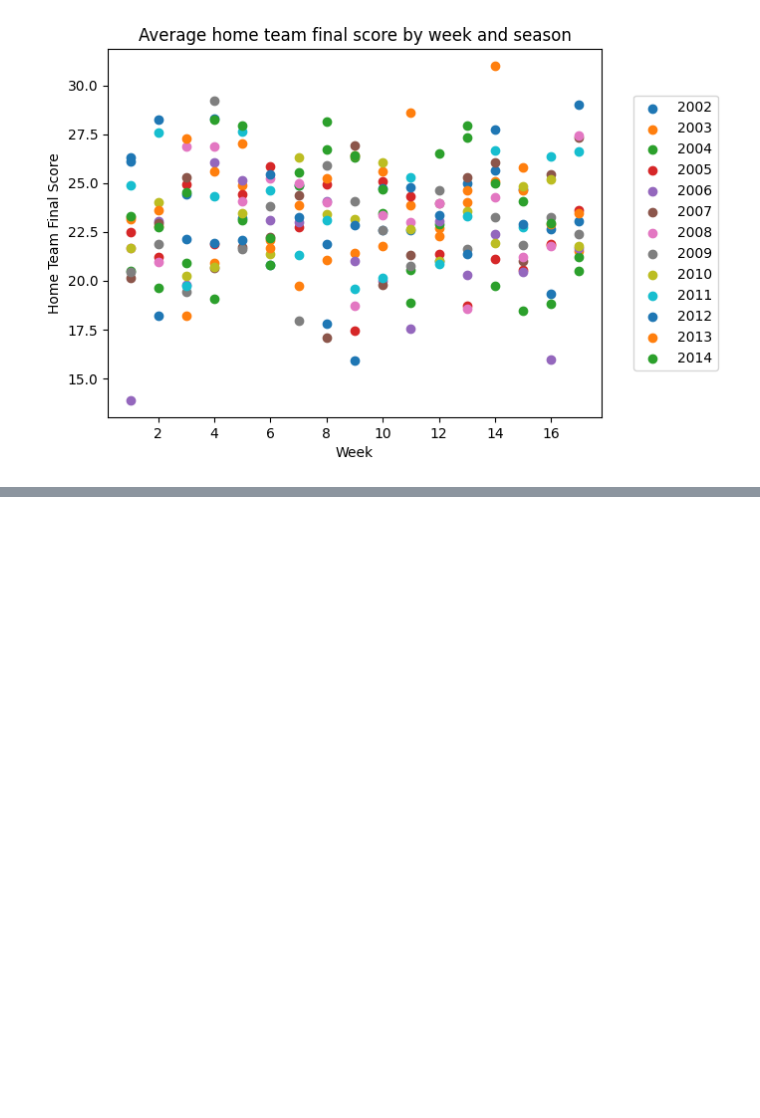
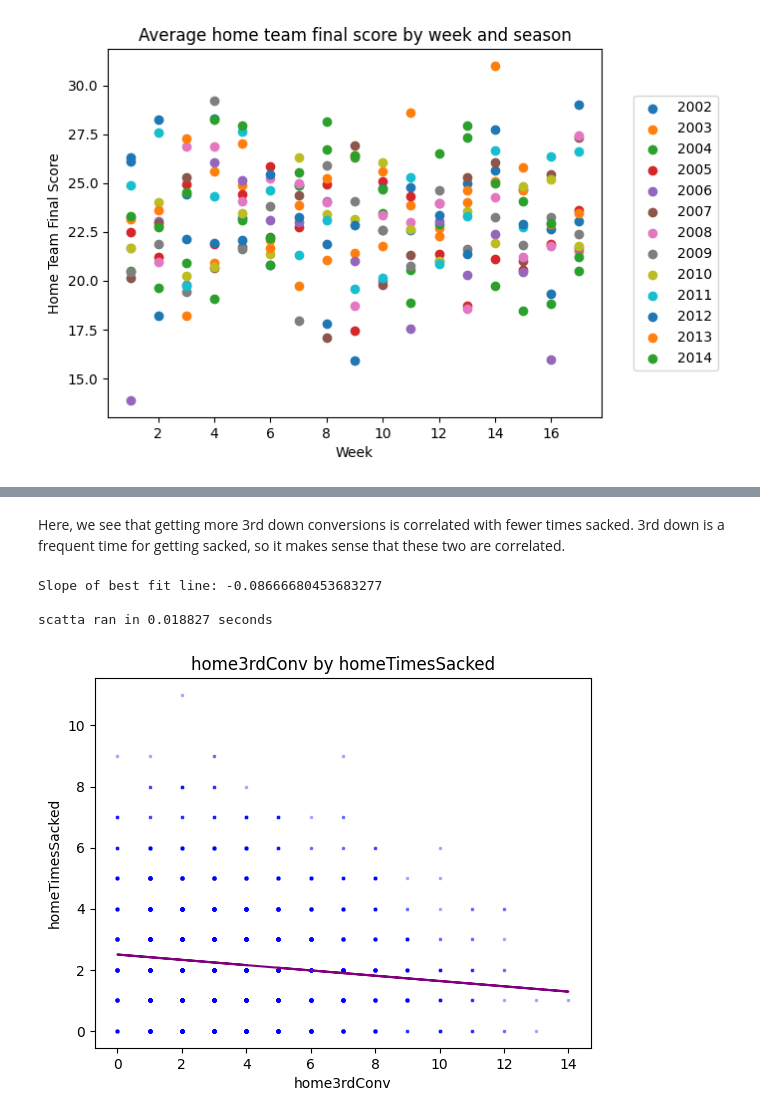
Before and after one commit to tort-cam/ST554HW4, a Jupyter notebook: HW4.ipynb, the cells around one changed output, grey strips where cells are left out. Saved outputs shown, nothing was run; the diff lists cells and outputs as text; code cells hidden in the pictures; blank space fills up the shorter version.

```diff
--- a/HW4.ipynb
+++ b/HW4.ipynb
@@ -430,0 +489,9 @@ plt.scatter( nflreg["week"],nflreg["awayTimesSacked"], s = 1, alpha = .1)
+# %% [markdown]
+Here, we see that getting more 3rd down conversions is correlated with fewer times sacked. 3rd down is a frequent time for getting sacked, so it makes sense that these two are correlated.
+# %%
+scatta(nflreg, "home3rdConv", "homeTimesSacked")
+# %% [output]
+Slope of best fit line: -0.08666680453683277
+
+scatta ran in 0.018827 seconds
+[figure, added]
```
Also changed, not shown: parts of 12 cells of this notebook.
